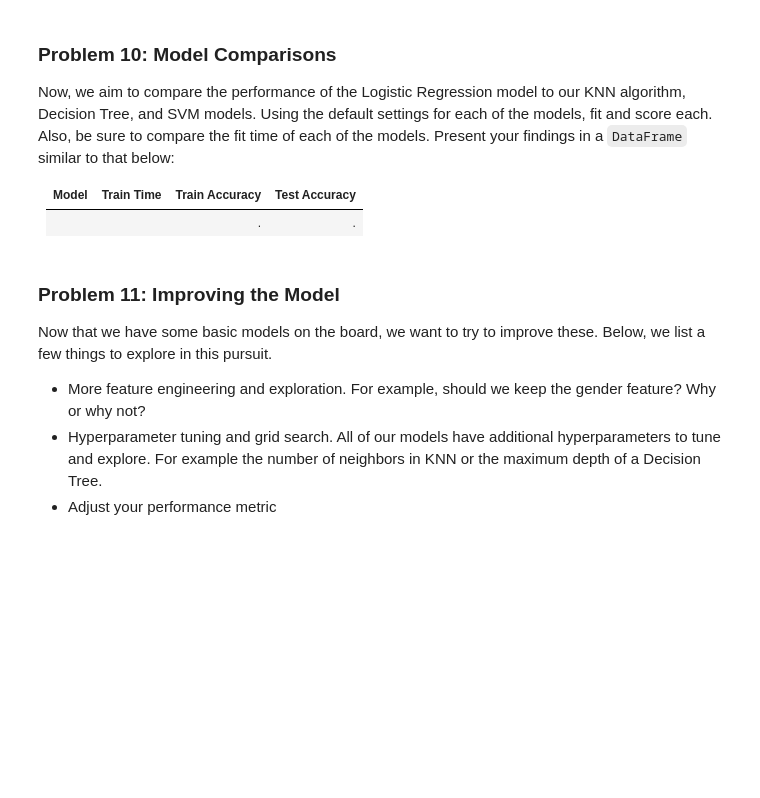
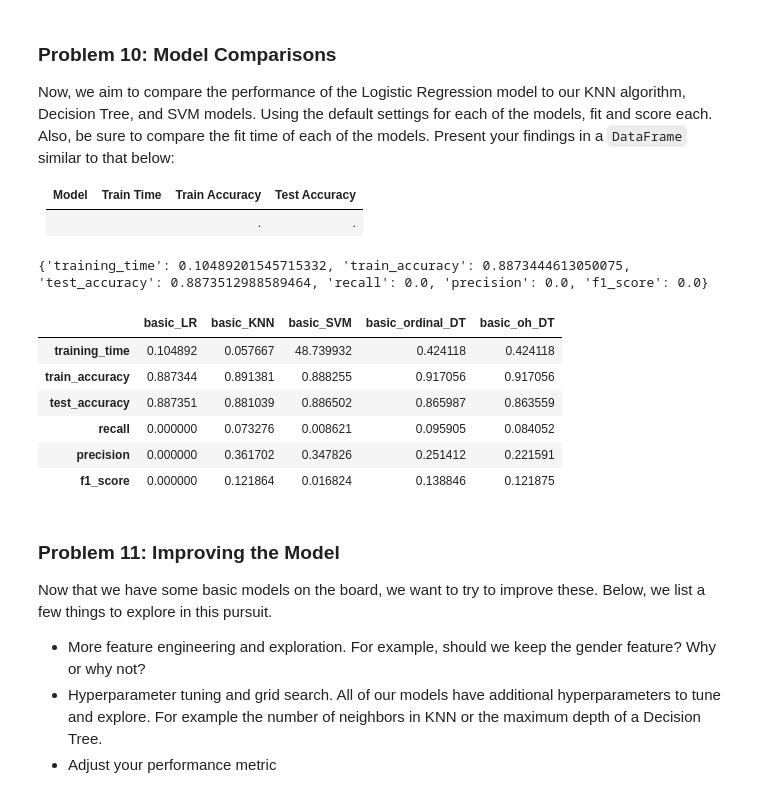
Before and after one commit to vtsou359/BankMarketing_ComparingClassifiers, a Jupyter notebook: bank_marketing.ipynb, the cells around one changed output. Saved outputs shown, nothing was run; the diff lists cells and outputs as text; code cells hidden in the pictures; blank space fills up the shorter version.

```diff
--- a/bank_marketing.ipynb
+++ b/bank_marketing.ipynb
@@ -702,6 +778,51 @@ Now, we aim to compare the performance of the Logistic Regression model to our K
 | Model | Train Time | Train Accuracy | Test Accuracy |
 | ----- | ---------- | -------------  | -----------   |
 |     |    |.     |.     |
+# %%
+# Initialize an empty dictionary to store metrics
+metrics = {}
+
+models = [('basic_LR', basic_LR, end_t_LR - start_t_LR),
+          ('basic_KNN', basic_KNN, end_t_KNN - start_t_KNN),
+          ('basic_SVM', basic_SVM, end_t_SVM - start_t_SVM),
+          ('basic_ordinal_DT', basic_ordinal_DT, end_t_DT_ord - start_t_DT_ord),
+          ('basic_oh_DT', basic_oh_DT, end_t_DT_ord - start_t_DT_ord)]
+
+for model_name, model, training_time in models:
+    # Make predictions
+    y_train_pred = model.predict(X_train)
+    y_test_pred = model.predict(X_test)
+
+    # Calculate metrics
+    train_accuracy = accuracy_score(y_train, y_train_pred)
+    test_accuracy = accuracy_score(y_test, y_test_pred)
+    recall = recall_score(y_test, y_test_pred, zero_division=0)
+    precision = precision_score(y_test, y_test_pred, zero_division=0)
+    f1 = f1_score(y_test, y_test_pred, zero_division=0)
+
+    # Store metrics in the dictionary
+    metrics[model_name] = {
+        'training_time': training_time,
+        'train_accuracy': train_accuracy,
+        'test_accuracy': test_accuracy,
+        'recall': recall,
+        'precision': precision,
+        'f1_score': f1
+    }
+# %%
+print(metrics['basic_LR'])
+# %% [output]
+{'training_time': 0.10489201545715332, 'train_accuracy': 0.8873444613050075, 'test_accuracy': 0.8873512988589464, 'recall': 0.0, 'precision': 0.0, 'f1_score': 0.0}
+# %%
+pd.DataFrame(metrics)
+# %% [output]
+|  | basic_LR | basic_KNN | basic_SVM | basic_ordinal_DT | basic_oh_DT |
+| training_time | 0.104892 | 0.057667 | 48.739932 | 0.424118 | 0.424118 |
+| train_accuracy | 0.887344 | 0.891381 | 0.888255 | 0.917056 | 0.917056 |
+| test_accuracy | 0.887351 | 0.881039 | 0.886502 | 0.865987 | 0.863559 |
+| recall | 0.000000 | 0.073276 | 0.008621 | 0.095905 | 0.084052 |
+| precision | 0.000000 | 0.361702 | 0.347826 | 0.251412 | 0.221591 |
+| f1_score | 0.000000 | 0.121864 | 0.016824 | 0.138846 | 0.121875 |
 # %% [markdown]
 ### Problem 11: Improving the Model
 
```
Also changed, not shown: parts of 7 cells of this notebook.
